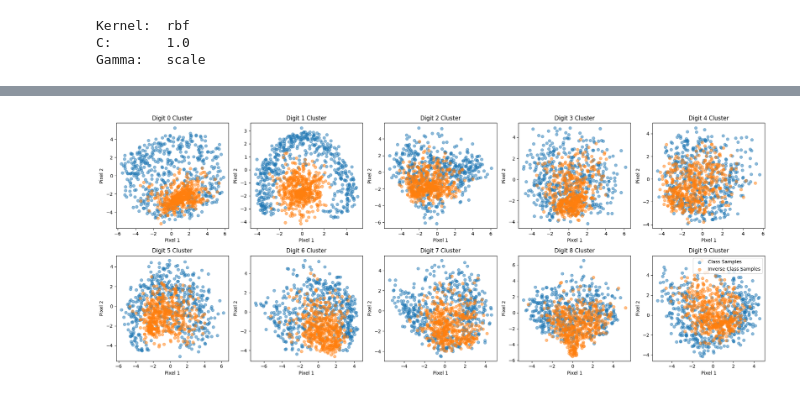
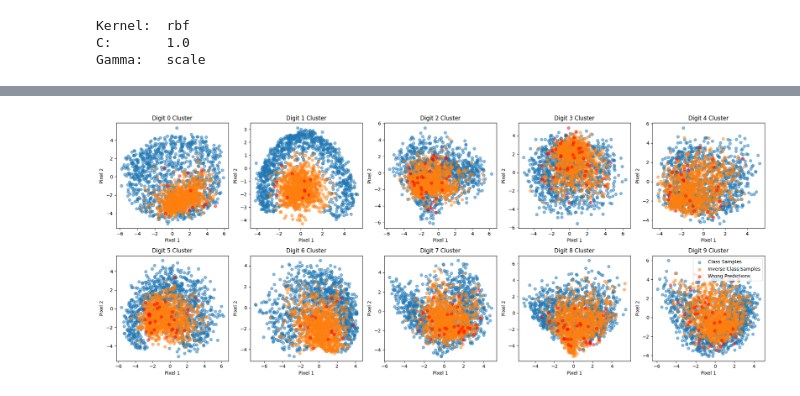
Before and after one commit to ludvigramsvik/MNIST-project-DT4031, a Jupyter notebook: SVM/firstTest_SVM.ipynb, the cells around one changed output, grey strips where cells are left out. Cells and saved outputs as stored; diff of their text form; code cells hidden in the pictures.

```diff
--- a/SVM/firstTest_SVM.ipynb
+++ b/SVM/firstTest_SVM.ipynb
@@ -190,25 +190,34 @@ plt.show()
 # %%
-# Plot each didget cluster from class_samples (first 100 samples)
+# Plot each didget cluster from class_samples (first 100 samples), and the wrong predicted samples
 from sklearn.decomposition import PCA
+
+wrong_indices = np.where(y_pred != labels)[0]
+wrong_class_samples = {}
+for i in range(10):
+    wrong_class_samples[i] = samples[wrong_indices][labels[wrong_indices] == i]
 
 class_samples_pca = {}
 inverse_class_samples_pca = {}
+wrong_class_samples_pca = {}
+
 for i in range(10):
     pca = PCA(n_components=2)
-    class_samples_pca[i] = pca.fit_transform(class_samples[i][0:500])
-    inverse_class_samples_pca[i] = pca.transform(inverse_class_samples[i][0:500])
+    class_samples_pca[i] = pca.fit_transform(class_samples[i][0:1000])
+    inverse_class_samples_pca[i] = pca.transform(inverse_class_samples[i][0:1000])
+    wrong_class_samples_pca[i] = pca.transform(wrong_class_samples[i][0:1000])
 
 figure, axes = plt.subplots(2, 5, figsize=(20, 8))
 for i in range(10):
     ax = axes[i // 5, i % 5]
     ax.scatter(class_samples_pca[i][:, 0], class_samples_pca[i][:, 1], alpha=0.5)
     ax.scatter(inverse_class_samples_pca[i][:, 0], inverse_class_samples_pca[i][:, 1], alpha=0.5)
+    ax.scatter(wrong_class_samples_pca[i][:, 0], wrong_class_samples_pca[i][:, 1], alpha=0.5, color='red')
     ax.set_title(f"Digit {i} Cluster")
     ax.set_xlabel("Pixel 1")
     ax.set_ylabel("Pixel 2")
 
 plt.tight_layout()
-plt.legend(["Class Samples", "Inverse Class Samples"])
+plt.legend(["Class Samples", "Inverse Class Samples", "Wrong Predictions"], loc='upper right')
 plt.show()
 # %% [output]
-[figure, old version]
+[figure, new version]
```
Also changed, not shown: parts of 5 cells of this notebook.
